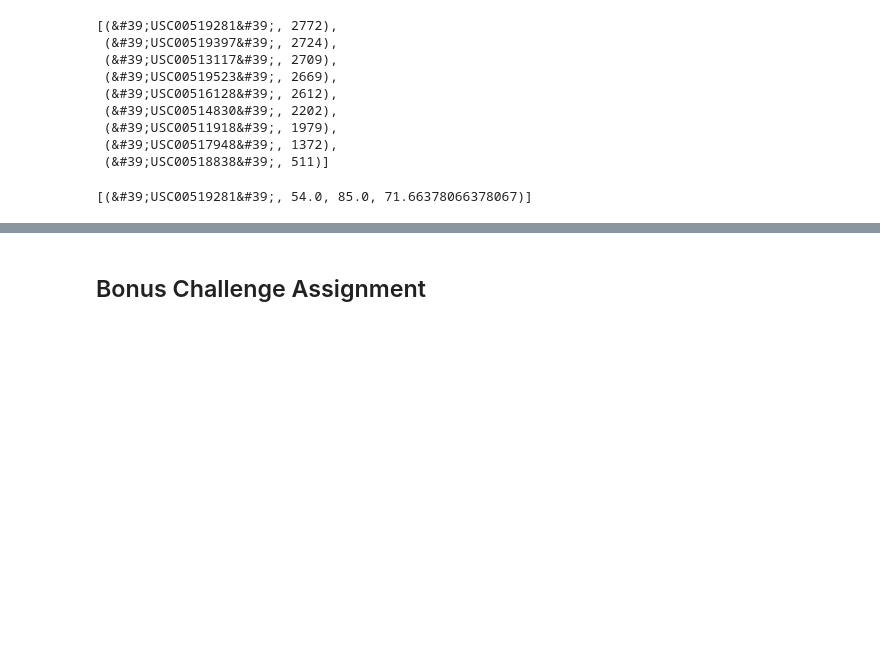
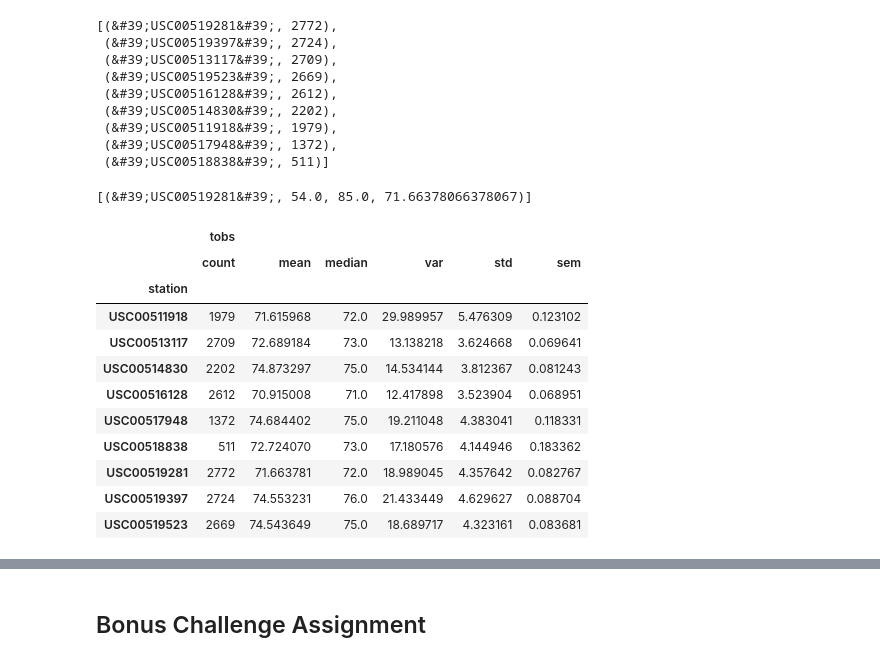
Before and after one commit to segsfem/sqlalchemy-challenge, a Jupyter notebook: climate_starter.ipynb, the cells around one changed output, grey strips where cells are left out. Drawn from its saved outputs; the diff is of its cells as text; code cells hidden in the pictures; blank space fills up the shorter version.

```diff
--- a/climate_starter.ipynb
+++ b/climate_starter.ipynb
@@ -187,3 +187,22 @@ station_temps
 # %%
 # Choose the station with the highest number of temperature observations.
 # Query the last 12 months of temperature observation data for this station and plot the results as a histogram
+sel = [Measurement.station,
+       Measurement.tobs]
+sel_tobs = session.query(*sel)
+tobs_df = pd.DataFrame(sel_tobs)
+grouped_tobs = tobs_df.groupby('station').agg({'tobs':['count', 'mean', 'median', 'var', 'std', 'sem']})
+grouped_tobs
+# %% [output]
+|  | tobs |  |  |  |  |  |
+|  | count | mean | median | var | std | sem |
+| station |  |  |  |  |  |  |
+| USC00511918 | 1979 | 71.615968 | 72.0 | 29.989957 | 5.476309 | 0.123102 |
+| USC00513117 | 2709 | 72.689184 | 73.0 | 13.138218 | 3.624668 | 0.069641 |
+| USC00514830 | 2202 | 74.873297 | 75.0 | 14.534144 | 3.812367 | 0.081243 |
+| USC00516128 | 2612 | 70.915008 | 71.0 | 12.417898 | 3.523904 | 0.068951 |
+| USC00517948 | 1372 | 74.684402 | 75.0 | 19.211048 | 4.383041 | 0.118331 |
+| USC00518838 | 511 | 72.724070 | 73.0 | 17.180576 | 4.144946 | 0.183362 |
+| USC00519281 | 2772 | 71.663781 | 72.0 | 18.989045 | 4.357642 | 0.082767 |
+| USC00519397 | 2724 | 74.553231 | 76.0 | 21.433449 | 4.629627 | 0.088704 |
+| USC00519523 | 2669 | 74.543649 | 75.0 | 18.689717 | 4.323161 | 0.083681 |
```
Also changed, not shown: parts of 2 cells of this notebook, 1 other file.
